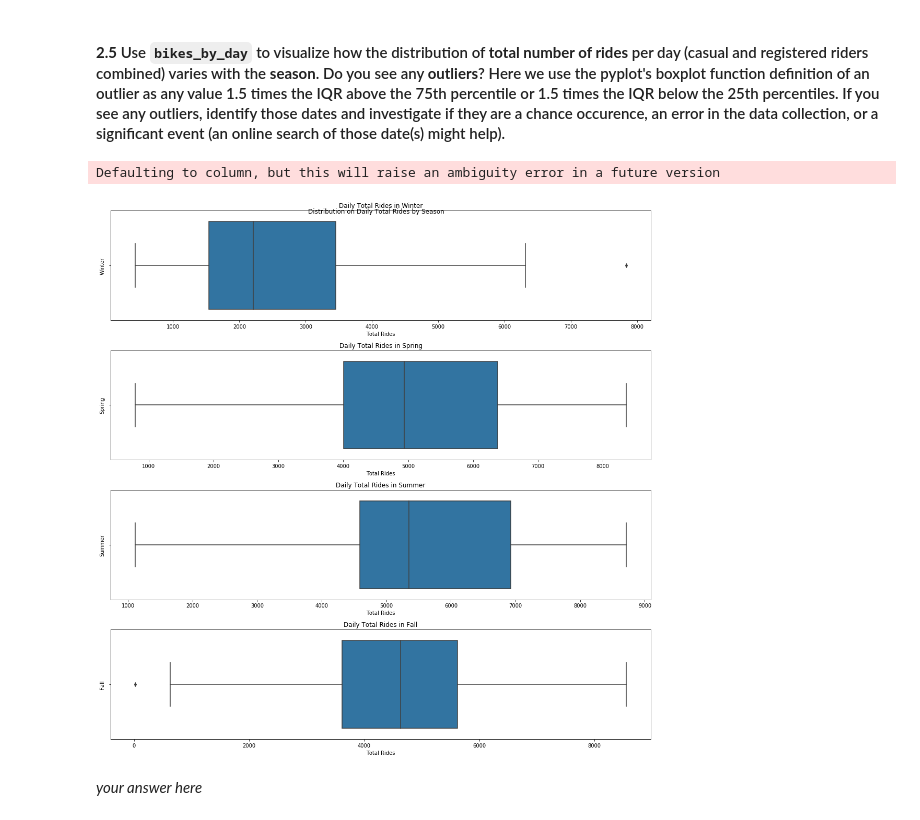
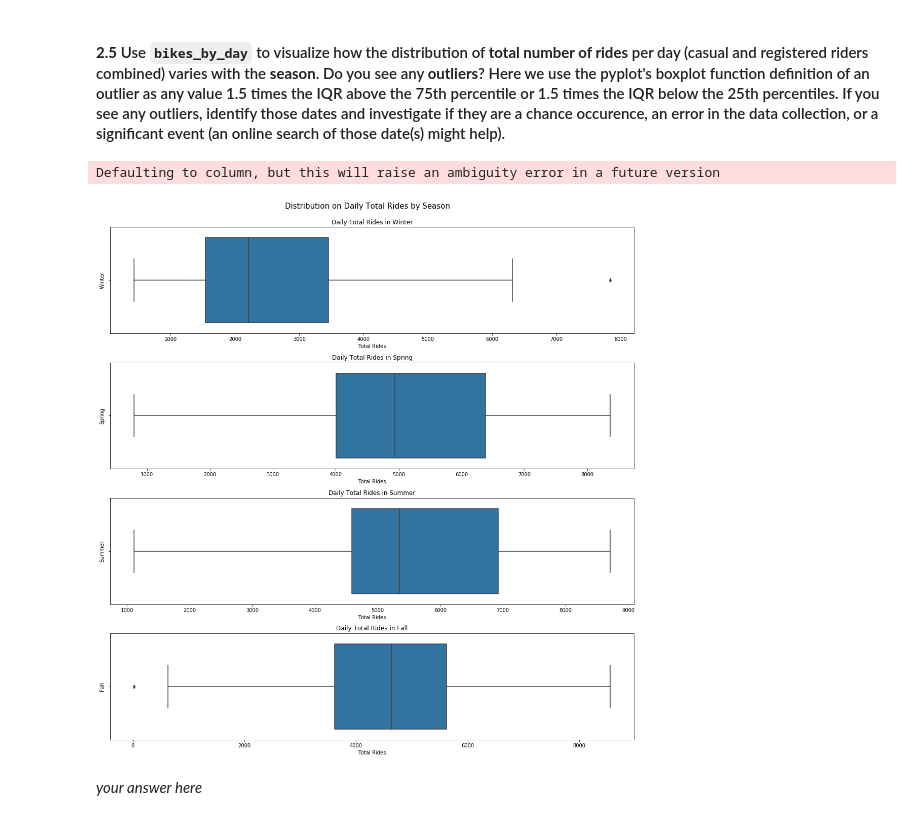
Before and after one commit to tmaounis/cs109a_hw3, a Jupyter notebook: cs109a_hw3_109.ipynb, the cells around one changed output. Cells and saved outputs as stored; diff of their text form; code cells hidden in the pictures.

```diff
--- a/cs109a_hw3_109.ipynb
+++ b/cs109a_hw3_109.ipynb
@@ -291,27 +291,27 @@ We can intuit trends from this visualization. As discussed before, there are mor
 # %%
 # your code here
 dist_seasonalcount_df = bikes_by_day.groupby(["dteday"]).agg({
     "season" : np.min,
     "counts" : np.sum
 })
 fig, ax = plt.subplots(4,1, figsize=(15,15))
-fig.suptitle("Distribution on Daily Total Rides by Season")
+fig.suptitle("Distribution on Daily Total Rides by Season", y=1.02, fontsize=15)
 sns.boxplot(x="counts",data=dist_seasonalcount_df[dist_seasonalcount_df["season"]==1],ax=ax[0])
 ax[0].set_title("Daily Total Rides in Winter")
 ax[0].set(xlabel="Total Rides", ylabel="Winter")
 sns.boxplot(x="counts",data=dist_seasonalcount_df[dist_seasonalcount_df["season"]==2],ax=ax[1])
 ax[1].set_title("Daily Total Rides in Spring")
 ax[1].set(xlabel="Total Rides", ylabel="Spring")
 sns.boxplot(x="counts",data=dist_seasonalcount_df[dist_seasonalcount_df["season"]==3],ax=ax[2])
 ax[2].set_title("Daily Total Rides in Summer")
 ax[2].set(xlabel="Total Rides", ylabel="Summer")
 sns.boxplot(x="counts",data=dist_seasonalcount_df[dist_seasonalcount_df["season"]==4],ax=ax[3])
 ax[3].set_title("Daily Total Rides in Fall")
 ax[3].set(xlabel="Total Rides", ylabel="Fall")
 fig.tight_layout()
 # %% [output]
 Defaulting to column, but this will raise an ambiguity error in a future version
-[figure, old version]
+[figure, new version]
 # %%
 # your code here
 # %%
```
Also changed, not shown: parts of 16 cells of this notebook.
